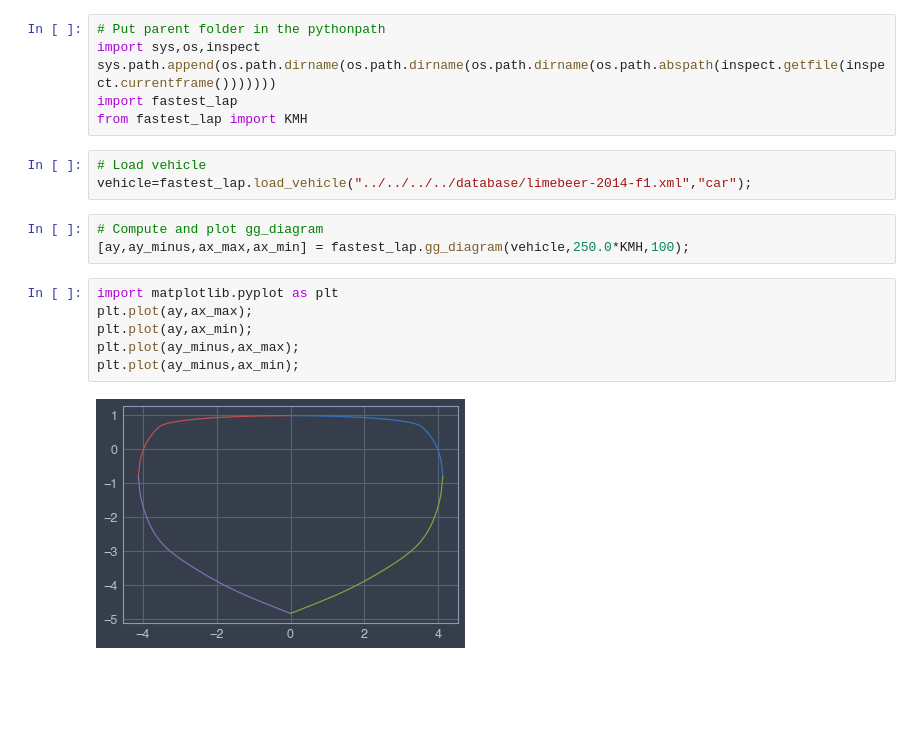
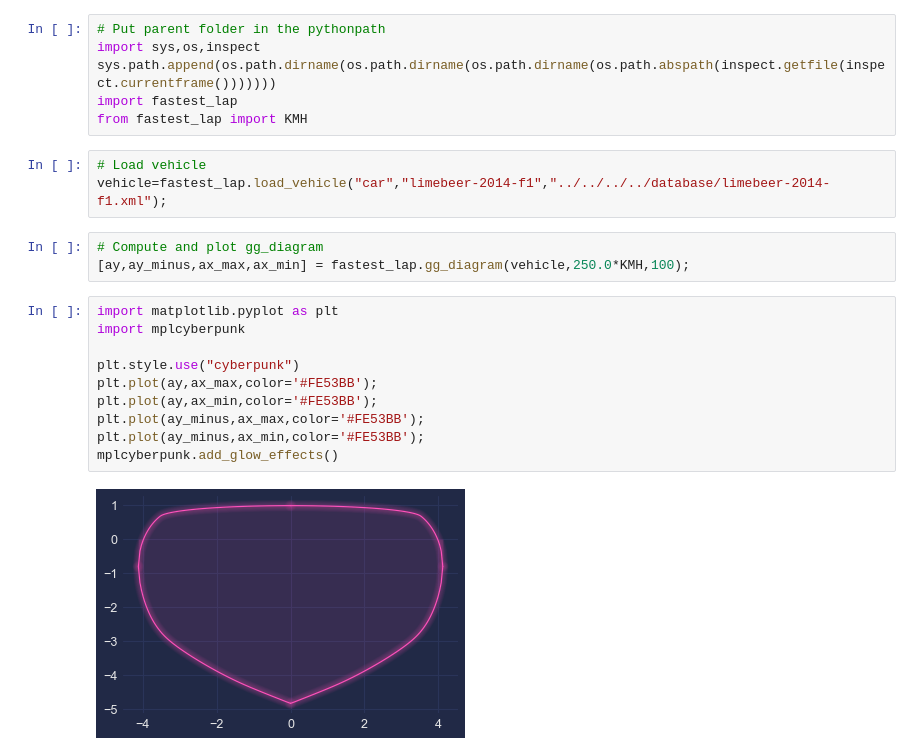
Before and after one commit to juanmanzanero/fastest-lap, a Jupyter notebook: examples/python/f1/gg-diagram/gg-diagram.ipynb, the cells around one changed output. Cells and saved outputs as stored; diff of their text form; blank space fills up the shorter version.

```diff
--- a/examples/python/f1/gg-diagram/gg-diagram.ipynb
+++ b/examples/python/f1/gg-diagram/gg-diagram.ipynb
@@ -8,15 +8,19 @@ import fastest_lap
 from fastest_lap import KMH
 # %%
 # Load vehicle
-vehicle=fastest_lap.load_vehicle("../../../../database/limebeer-2014-f1.xml","car");
+vehicle=fastest_lap.load_vehicle("car","limebeer-2014-f1","../../../../database/limebeer-2014-f1.xml");
 # %%
 # Compute and plot gg_diagram
 [ay,ay_minus,ax_max,ax_min] = fastest_lap.gg_diagram(vehicle,250.0*KMH,100);
 # %%
 import matplotlib.pyplot as plt
-plt.plot(ay,ax_max);
-plt.plot(ay,ax_min);
-plt.plot(ay_minus,ax_max);
-plt.plot(ay_minus,ax_min);
+import mplcyberpunk
+
+plt.style.use("cyberpunk")
+plt.plot(ay,ax_max,color='#FE53BB');
+plt.plot(ay,ax_min,color='#FE53BB');
+plt.plot(ay_minus,ax_max,color='#FE53BB');
+plt.plot(ay_minus,ax_min,color='#FE53BB');
+mplcyberpunk.add_glow_effects()
 # %% [output]
-[figure, old version]
+[figure, new version]
```
Also changed, not shown: 41 other files.
